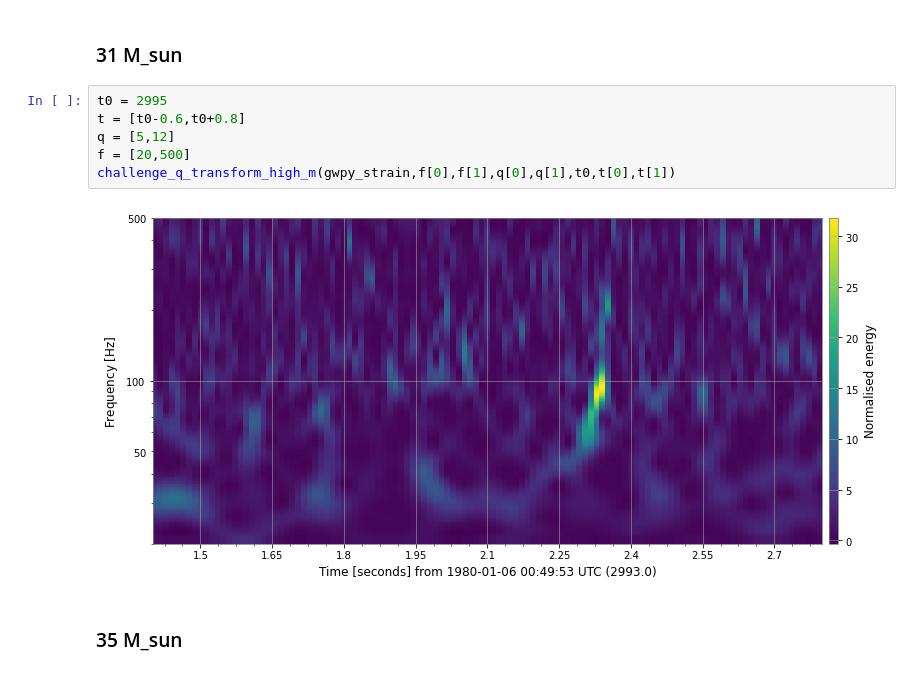
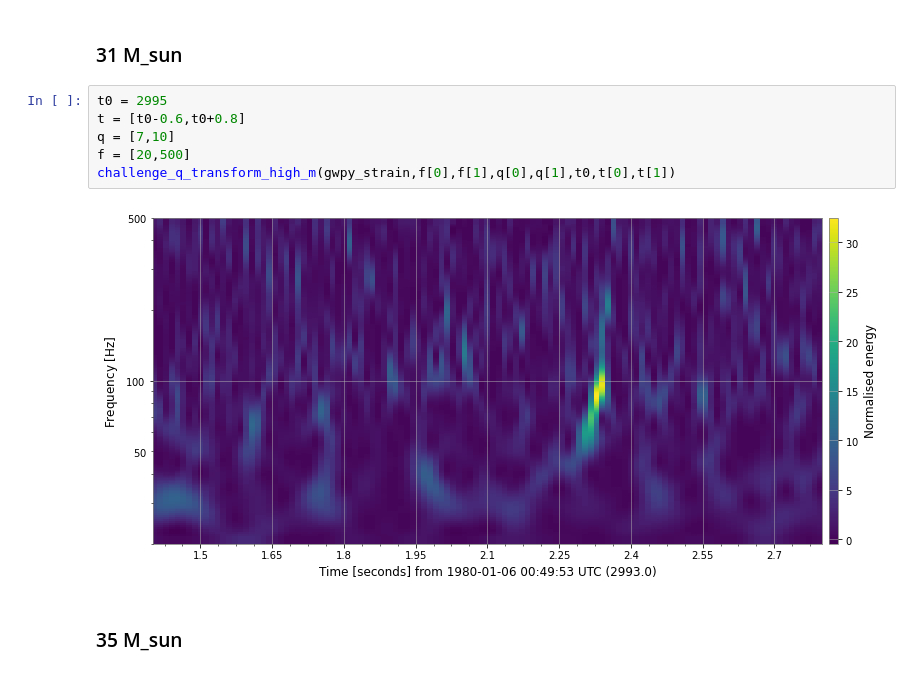
Before and after one commit to SYLau/odw-2022, a Jupyter notebook: Challenge/Data_challenge_4d(L).ipynb, the cells around one changed output. Saved outputs shown, nothing was run; the diff lists cells and outputs as text.

```diff
--- a/Challenge/Data_challenge_4d(L).ipynb
+++ b/Challenge/Data_challenge_4d(L).ipynb
@@ -110,11 +110,11 @@ challenge_q_transform_low_m(gwpy_strain,f[0],f[1],q[0],q[1],t0,t[0],t[1])
 # %%
 t0 = 2995
 t = [t0-0.6,t0+0.8]
-q = [5,12]
+q = [7,10]
 f = [20,500]
 challenge_q_transform_high_m(gwpy_strain,f[0],f[1],q[0],q[1],t0,t[0],t[1])
 # %% [output]
-[figure, old version]
+[figure, new version]
 # %% [markdown]
 ### 35 M_sun
 # %%
```
Also changed, not shown: 2 other files.
